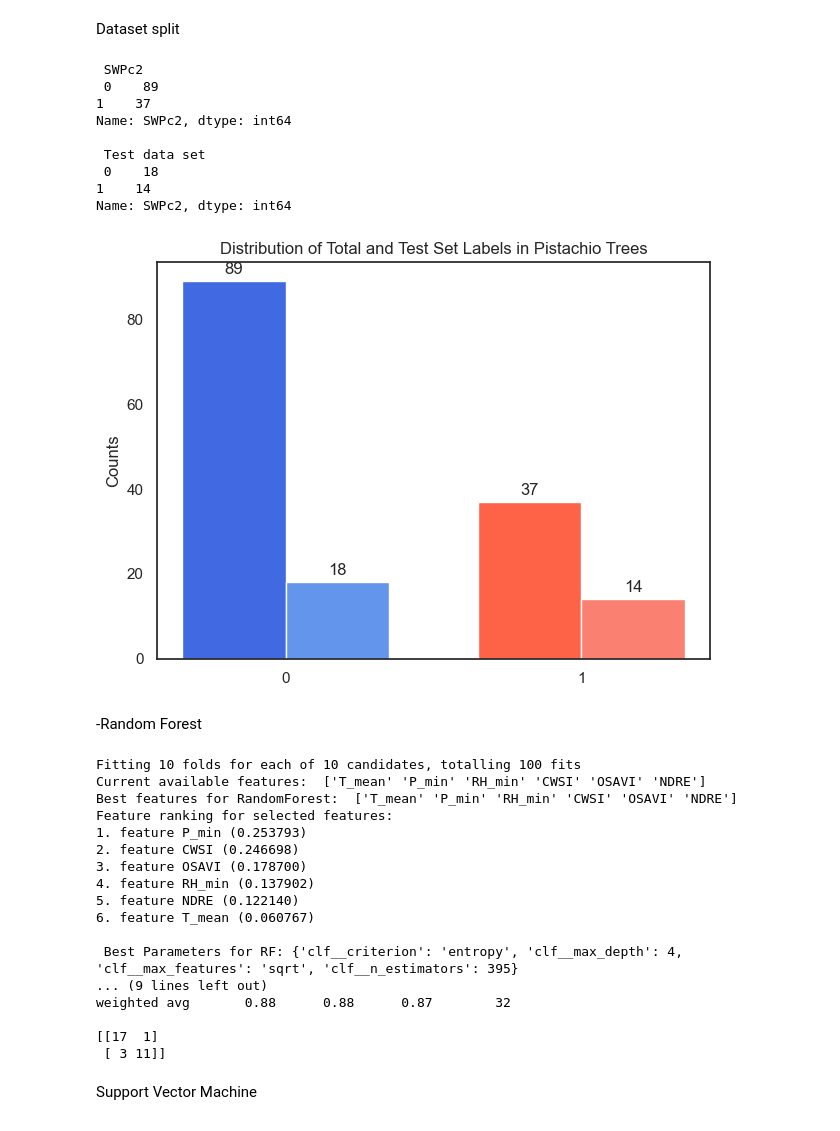
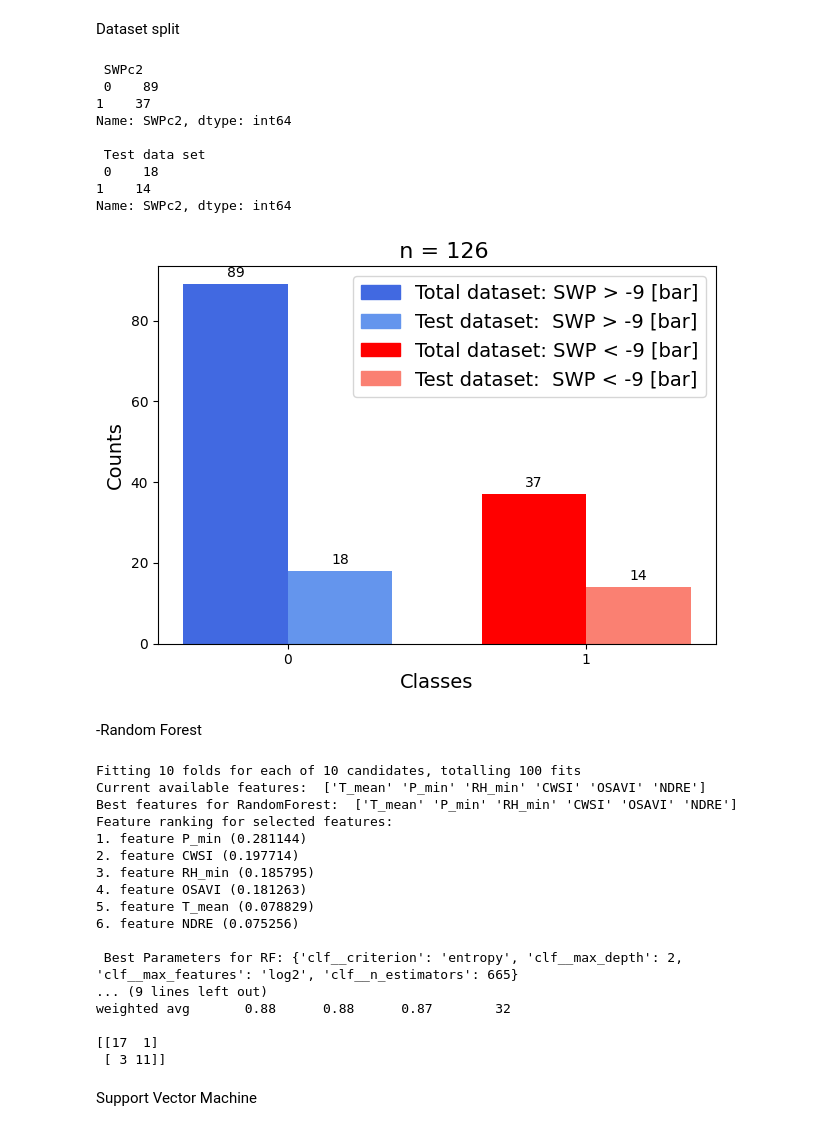
Before and after one commit to mehradmrt/P_Orchard_Data_Analysis, a Jupyter notebook: src_data_analysis/ML_algorithms_new.ipynb, the cells around one changed output. Drawn from its saved outputs; the diff is of its cells as text; code cells hidden in the pictures.

```diff
--- a/src_data_analysis/ML_algorithms_new.ipynb
+++ b/src_data_analysis/ML_algorithms_new.ipynb
@@ -25,6 +26,7 @@ main = pd.read_json('../results_cleaned/mdf_all.json')
 main = main.dropna(how='any',axis=0)
 main.info()
 mdf = main.iloc[:,2:-1]
+n_total = mdf.shape[0]
 mdf
 # mdf.isnull().sum()
 # %% [output]
@@ -102,17 +107,19 @@ mdf = mdf.drop(['LCI', 'GNDVI' ,'NDVI' ,'P_max','P_mean','RH_mean','RH_max','T_m
 corrs = mdf.corr()
 # f , ax = plt.subplots(figsize=(5,5))
 # sns.heatmap(corrs,square=True,vmax=1)
-f , ax = plt.subplots(figsize=(8,8))  # increased the size for better readability
+f , ax = plt.subplots(figsize=(6,6),dpi=100)  # increased the size for better readability
 mask = np.triu(np.ones_like(corrs, dtype=bool), k=1)
 cmap = sns.diverging_palette(230, 20, as_cmap=True)  # color palette
 sns.heatmap(corrs,mask=mask, square=True, vmin=-1, vmax=1, cmap=cmap, annot=True, fmt=".2f", linewidths=.5, cbar_kws={"shrink": .5})
 
-plt.title('Correlation Heatmap', fontsize=20)  # title of the heatmap
+# plt.title(orchard+ ': Reduced Correlation Heatmap', fontsize=16)  # title of the heatmap
 # plt.xlabel('Variables', fontsize=15)  # x-axis label
 # plt.ylabel('Variables', fontsize=15)  # y-axis label
 
 plt.xticks(rotation=45)  # rotate x-axis labels if needed
 plt.yticks(rotation=45)  # rotate y-axis labels if needed
 
+
+plt.savefig('../figures/'+orchard+'_correlation_r.png',dpi=300)
 plt.show()
 # %% [output]
@@ -120,5 +127,6 @@ plt.show()
 # %%
-bins = (0,9,40)
+cuttoff = 9
+bins = (0,cuttoff)
 label_quality = LabelEncoder()
 # group_names = ['WL1','WL2']
 main['SWPc2'] = pd.cut(main['SWP'], bins=bins)
@@ -172,43 +180,53 @@ def plot_label_distribution(main, y_test):
     width = 0.35  # the width of the bars
 
     fig, ax = plt.subplots()
 
-    rects1 = ax.bar(x - width/2, total_counts, width, label='Total', color=['royalblue' if label == 0 else 'tomato' for label in mylabels])
+    rects1 = ax.bar(x - width/2, total_counts, width, label='Total', color=['royalblue' if label == 0 else 'red' for label in mylabels])
     rects2 = ax.bar(x + width/2, test_counts, width, label='Test', color=['cornflowerblue' if label == 0 else 'salmon' for label in mylabels])
 
     # Add some text for labels, title and custom x-axis tick labels, etc.
-    ax.set_ylabel('Counts')
-    ax.set_title('Distribution of Total and Test Set Labels in Pistachio Trees')
+    ax.set_ylabel('Counts',fontsize=14)
+    ax.set_title('  n = '+str(n_total),fontsize=16)
+    ax.set_xlabel('Classes',fontsize=14)
     ax.set_xticks(x)
     ax.set_xticklabels(mylabels)
     # ax.legend()
 
     ax.bar_label(rects1, padding=3)
     ax.bar_label(rects2, padding=3)
 
     fig.tight_layout()
     plt.grid(False)
+
+
+    tot0 = mpatches.Patch(color='royalblue', label=f'Total dataset: SWP > {-cuttoff} [bar]')
+    test0 = mpatches.Patch(color='cornflowerblue', label=f'Test dataset:  SWP > {-cuttoff} [bar]')
+    tot1 = mpatches.Patch(color='red', label=f'Total dataset: SWP < {-cuttoff} [bar]')
+    test1 = mpatches.Patch(color='salmon', label=f'Test dataset:  SWP < {-cuttoff} [bar]')
+    plt.legend(handles=[tot0,test0,tot1,test1], fontsize=14, loc='upper right')
     # plt.legend('s','2','3','5')
+
+    plt.savefig('../figures/'+orchard+'_counts.png', dpi=300)
     plt.show()
 
 plot_label_distribution(main, y_test)
 # %% [output]
  SWPc2
  0    89
 1    37
 Name: SWPc2, dtype: int64
 
  Test data set
  0    18
 1    14
 Name: SWPc2, dtype: int64
-[figure, old version]
+[figure, new version]
 # %% [markdown]
 -Random Forest
 # %%
 ############ Hyperparameter optimization RandomizedCV and RFECV  ############
 rf_param_grid = {
-    'clf__n_estimators': randint(10, 500),
+    'clf__n_estimators': randint(10, 700),
     'clf__max_features': ['sqrt', 'log2'],
     'clf__max_depth': randint(1, 5),
     'clf__criterion': ['gini', 'entropy']
@@ -260,14 +278,14 @@ Fitting 10 folds for each of 10 candidates, totalling 100 fits
 Current available features:  ['T_mean' 'P_min' 'RH_min' 'CWSI' 'OSAVI' 'NDRE']
 Best features for RandomForest:  ['T_mean' 'P_min' 'RH_min' 'CWSI' 'OSAVI' 'NDRE']
 Feature ranking for selected features:
-1. feature P_min (0.253793)
-2. feature CWSI (0.246698)
-3. feature OSAVI (0.178700)
-4. feature RH_min (0.137902)
-5. feature NDRE (0.122140)
-6. feature T_mean (0.060767)
+1. feature P_min (0.281144)
+2. feature CWSI (0.197714)
+3. feature RH_min (0.185795)
+4. feature OSAVI (0.181263)
+5. feature T_mean (0.078829)
+6. feature NDRE (0.075256)
 
- Best Parameters for RF: {'clf__criterion': 'entropy', 'clf__max_depth': 4, 'clf__max_features': 'sqrt', 'clf__n_estimators': 395}
+ Best Parameters for RF: {'clf__criterion': 'entropy', 'clf__max_depth': 2, 'clf__max_features': 'log2', 'clf__n_estimators': 665}
 ... (9 lines left out)
 weighted avg       0.88      0.88      0.87        32
 
```
Also changed, not shown: parts of 20 cells of this notebook, 8 other files.
